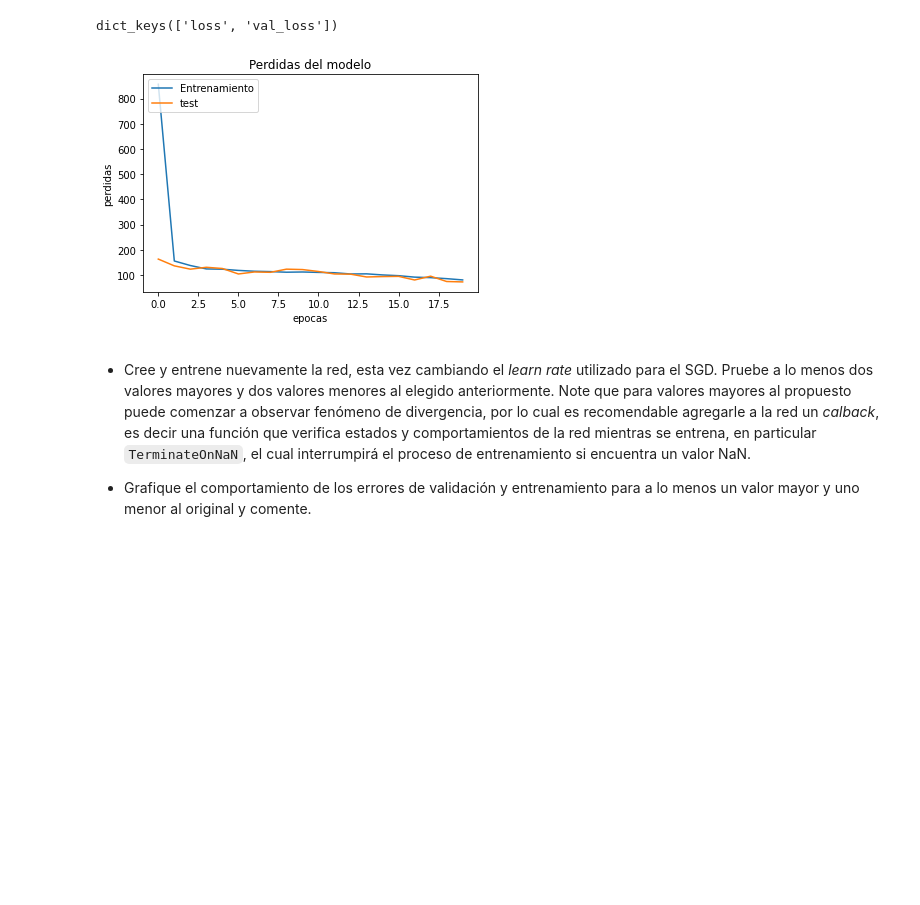
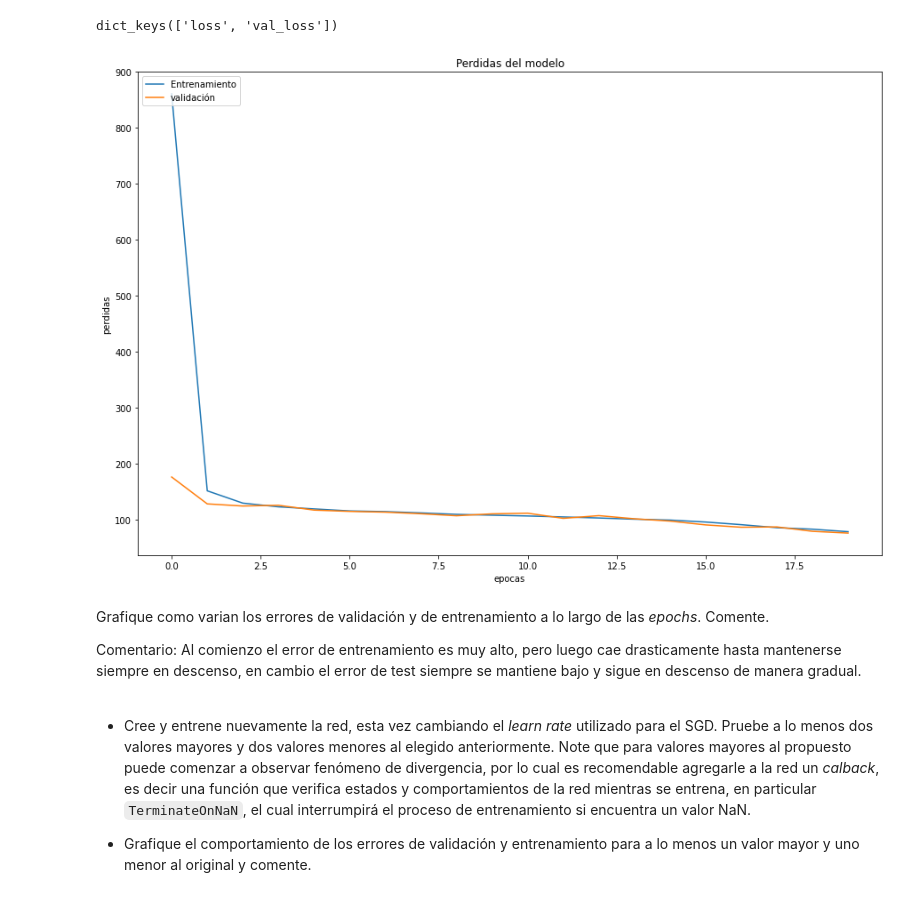
Before and after one commit to TheMasterEngine/data, a Jupyter notebook: Tarea_2_2020.ipynb, the cells around one changed output. Cells and saved outputs as stored; diff of their text form; code cells hidden in the pictures; blank space fills up the shorter version.

```diff
--- a/Tarea_2_2020.ipynb
+++ b/Tarea_2_2020.ipynb
@@ -130,11 +132,12 @@ from sklearn.model_selection import train_test_split
 from sklearn.preprocessing import StandardScaler
 
 X = df_tr.iloc[:,:8]
-Y = df_tr.iloc[:,8:]
+Y = df_tr.iloc[:,8]
 x_train, x_test, y_train, y_test = train_test_split(X, Y, test_size=0.1, random_state=42)
-x_train, x_val, y_train, y_val = train_test_split(x_train, y_train, test_size=0.2, random_state=42)
+x_train, x_val, y_train, y_val = train_test_split(x_train, y_train, test_size=0.2222, random_state=42)
 
 scaler_x = StandardScaler()
 scaler_x.fit(x_train)
-x_tr = scaler_x.transform(x_train)
-x_val = scaler_x.transform(x_val)
+x_train_norm = scaler_x.transform(x_train)
+x_val_norm = scaler_x.transform(x_val)
+x_test_norm = scaler_x.transform(x_test)
@@ -169,23 +166,9 @@ from keras.layers import Dense
 ANN = Sequential()
 
 # Hidden Layer
-ANN.add(
-    Dense(
-        units = 256,
-        activation = 'relu',
-        input_dim=8
-    )
-)
-
+ANN.add(Dense(units = 256, activation = 'relu', input_dim=8))
 # Output Layer
-ANN.add(
-    Dense(
-       units = 1 # dimension of Output... ,
-        # no need for activation (i.e. linear activation) considering the range of the output...
-       )
-)
-ANN.compile(
-    optimizer=SGD(learning_rate = 0.002),
-    loss='mse')
+ANN.add(Dense(units = 1))
+ANN.compile(optimizer=SGD(learning_rate = 0.002), loss='mse')
 # %% [markdown]
 Una forma fácil de instanciar la red es la propuesta en el codigo abajo, es decir entrenar la red por 0 _epochs_. Una red instanciada nos permite utilizar el método `.summary` para ver su número de parametros y los tamaños de cada capa.
@@ -194,4 +175,4 @@ Una forma fácil de instanciar la red es la propuesta en el codigo abajo, es dec
 # %%
-ANN.fit(x_tr, y_train, epochs=0)
+ANN.fit(x_train_norm, y_train, epochs=0)
 ANN.summary()
 # %% [output]
@@ -214,4 +199,4 @@ _________________________________________________________________
 # %%
-history = ANN.fit(x_tr, y_train, epochs=20, validation_data=(x_val,y_val))
+history = ANN.fit(x_train_norm, y_train, epochs=20, validation_data=(x_val_norm,y_val))
 # %% [output]
 Epoch 1/20
@@ -237,16 +222,20 @@ print(history.history.keys())
 dict_keys(['loss', 'val_loss'])
 # %%
 import matplotlib.pyplot as plt
-
+plt.figure(figsize=(15,10))
 plt.plot(history.history['loss'])
 plt.plot(history.history['val_loss'])
 plt.title('Perdidas del modelo')
 plt.ylabel('perdidas')
 plt.xlabel('epocas')
-plt.legend(['Entrenamiento', 'test'], loc='upper left')
+plt.legend(['Entrenamiento', 'validación'], loc='upper left')
 plt.show()
 # %% [output]
-[figure, old version]
+[figure, new version]
+# %% [markdown]
+Grafique como varian los errores de validación y de entrenamiento a lo largo de las _epochs_. Comente.
+
+Comentario: Al comienzo el error de entrenamiento es muy alto, pero luego cae drasticamente hasta mantenerse siempre en descenso, en cambio el error de test siempre se mantiene bajo y sigue en descenso de manera gradual.
 # %% [markdown]
 * Cree y entrene nuevamente la red, esta vez cambiando el _learn rate_ utilizado para el SGD. Pruebe a lo menos dos valores mayores y dos valores menores al elegido anteriormente. Note que para valores mayores al propuesto puede comenzar a observar fenómeno de divergencia, por lo cual es recomendable agregarle a la red un _calback_, es decir una función que verifica estados y comportamientos de la red mientras se entrena, en particular `TerminateOnNaN`, el cual interrumpirá el proceso de entrenamiento si encuentra un valor NaN.
 
```
Also changed, not shown: parts of 93 cells of this notebook.
